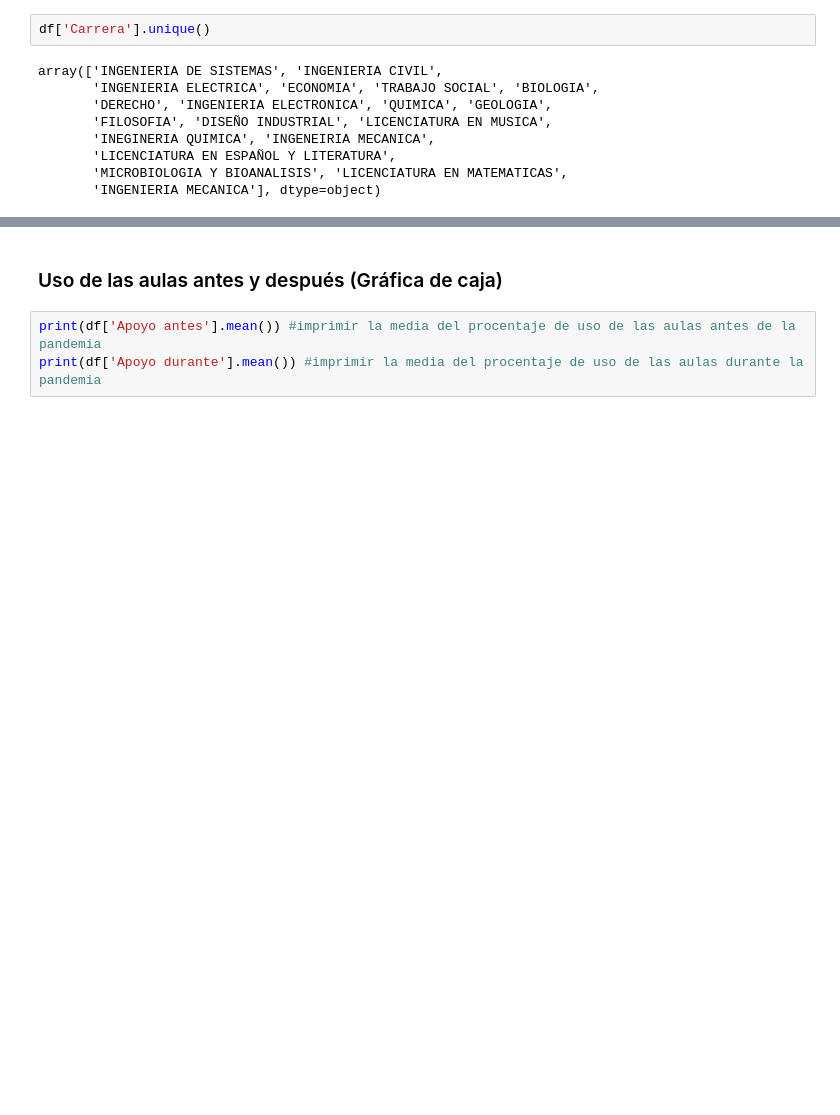
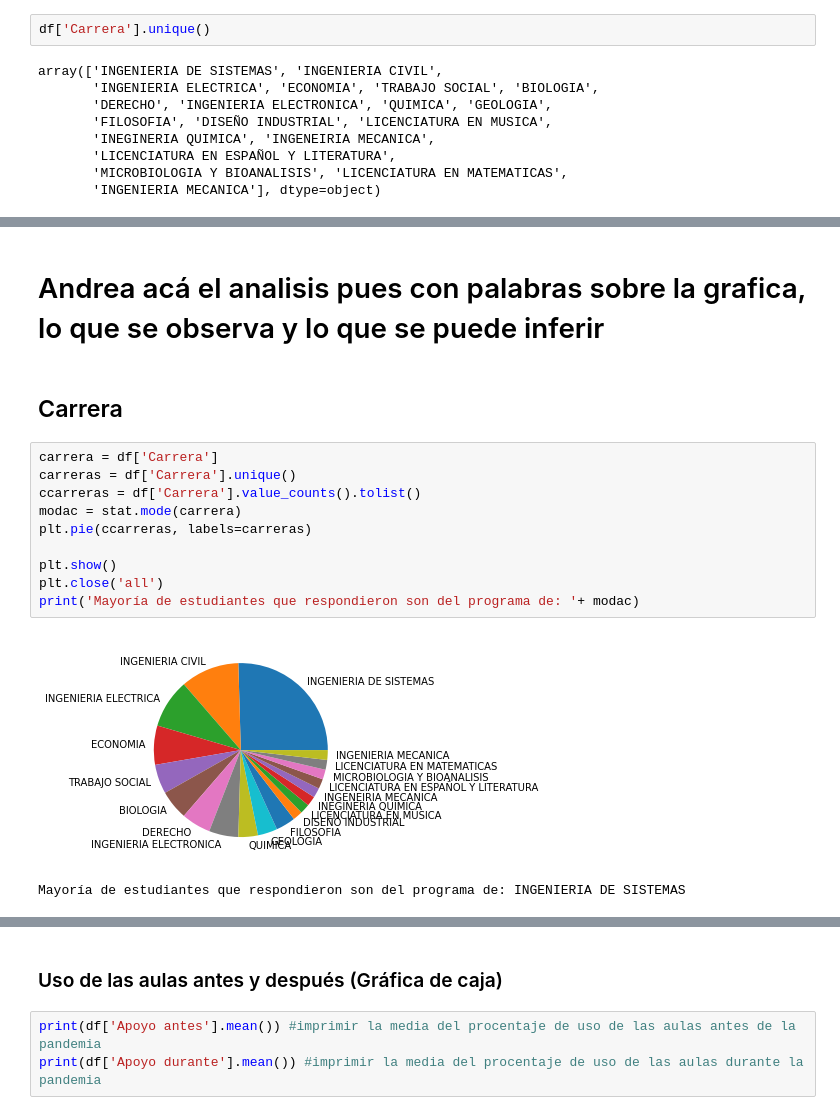
Before and after one commit to sebastianmora04/estadistica_j1, a Jupyter notebook: modelo.ipynb, the cells around one changed output, grey strips where cells are left out. Cells and saved outputs as stored; diff of their text form; blank space fills up the shorter version.

```diff
--- a/modelo.ipynb
+++ b/modelo.ipynb
@@ -115,0 +119,17 @@ plt.show()
+# %% [markdown]
+# Andrea acá el analisis pues con palabras sobre la grafica, lo que se observa y lo que se puede inferir
+# %% [markdown]
+## Carrera
+# %%
+carrera = df['Carrera']
+carreras = df['Carrera'].unique()
+ccarreras = df['Carrera'].value_counts().tolist()
+modac = stat.mode(carrera)
+plt.pie(ccarreras, labels=carreras)
+
+plt.show()
+plt.close('all')
+print('Mayoría de estudiantes que respondieron son del programa de: '+ modac)
+# %% [output]
+[figure, added]
+Mayoría de estudiantes que respondieron son del programa de: INGENIERIA DE SISTEMAS
```
Also changed, not shown: parts of 12 cells of this notebook.
